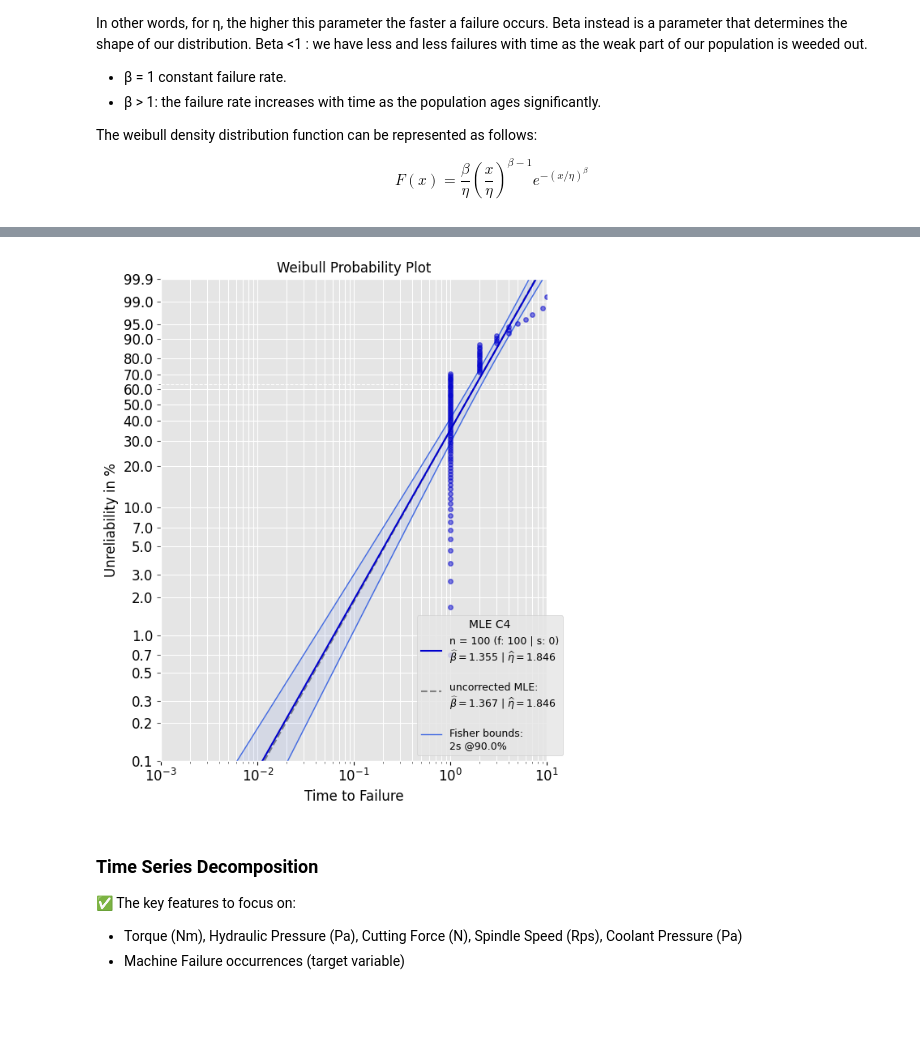
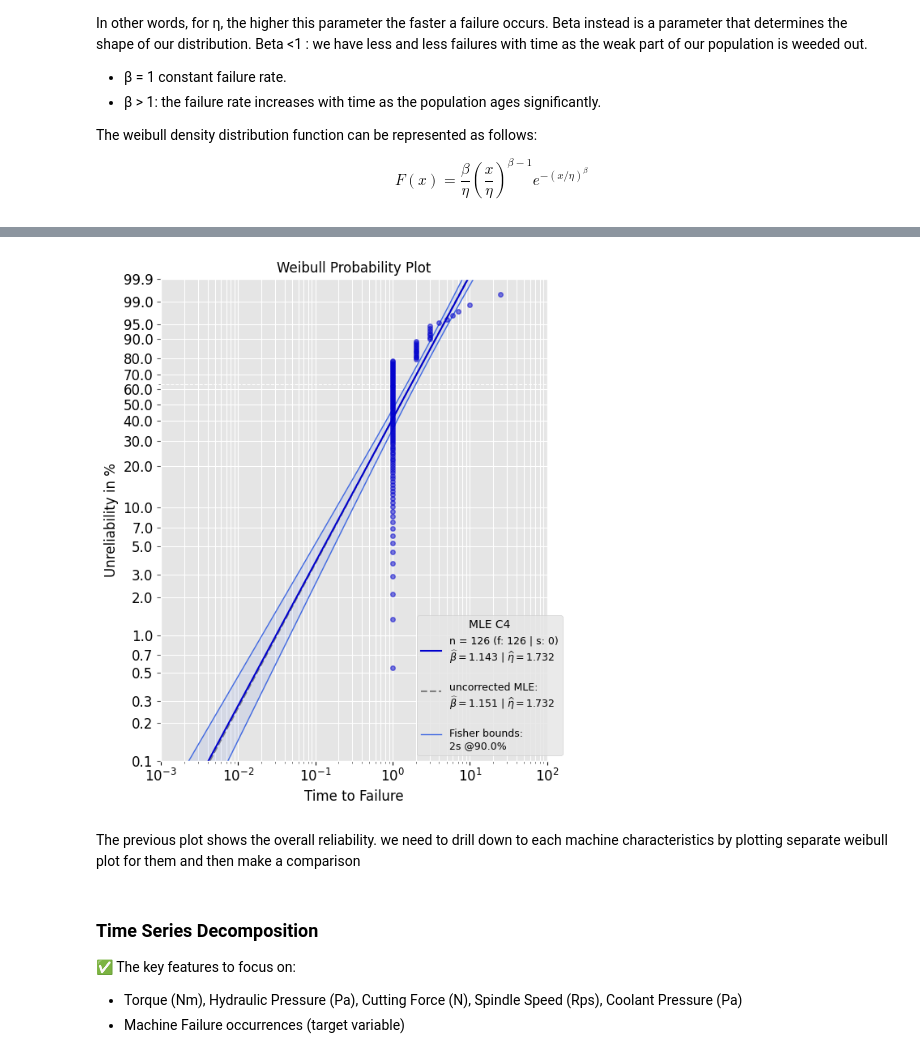
Before and after one commit to SirTee12/Machine-Downtime-Prediction, a Jupyter notebook: notebook/EEDA_Machine_Downtime.ipynb, the cells around one changed output, grey strips where cells are left out. Saved outputs shown, nothing was run; the diff lists cells and outputs as text; code cells hidden in the pictures; blank space fills up the shorter version.

Commit message:
modify the code block for th egeneral weibull plot

```diff
--- a/notebook/EEDA_Machine_Downtime.ipynb
+++ b/notebook/EEDA_Machine_Downtime.ipynb
@@ -380,12 +382,16 @@ This plot represents the Weibull reliability analysis of the machine failure dat
 # %%
 
 machine_failure = machine_failure[machine_failure['Time_Diff'] > 0 ]
+machine_failure = machine_failure.groupby('Machine_ID', group_keys=False)\
+                .apply(lambda x: x.sample(frac = 0.6))
 
-prototype_a = Analysis(df=machine_failure['Time_Diff'][:100], bounds='fb', show=True, bcm='c4')
+prototype_a = Analysis(df=machine_failure['Time_Diff'], bounds='fb', show=True, bcm='c4')
 prototype_a.beta_init = 1.5  # Set an initial guess
 prototype_a.mle()
 # %% [output]
-[figure, old version]
+[figure, new version]
+# %% [markdown]
+The previous plot shows the overall reliability. we need to drill down to each machine characteristics by plotting separate weibull plot for them and then make a comparison
 # %% [markdown]
 ### Time Series Decomposition
 
```
Also changed, not shown: parts of 3 cells of this notebook.
